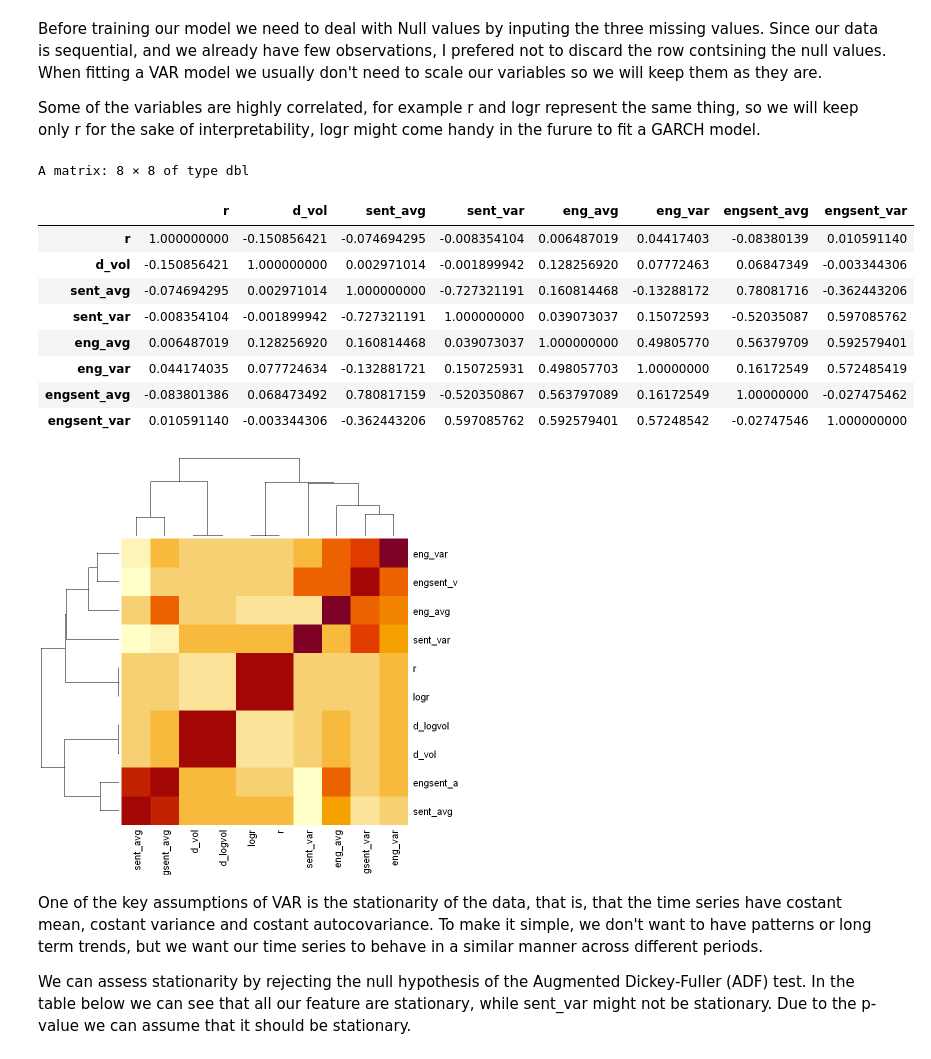
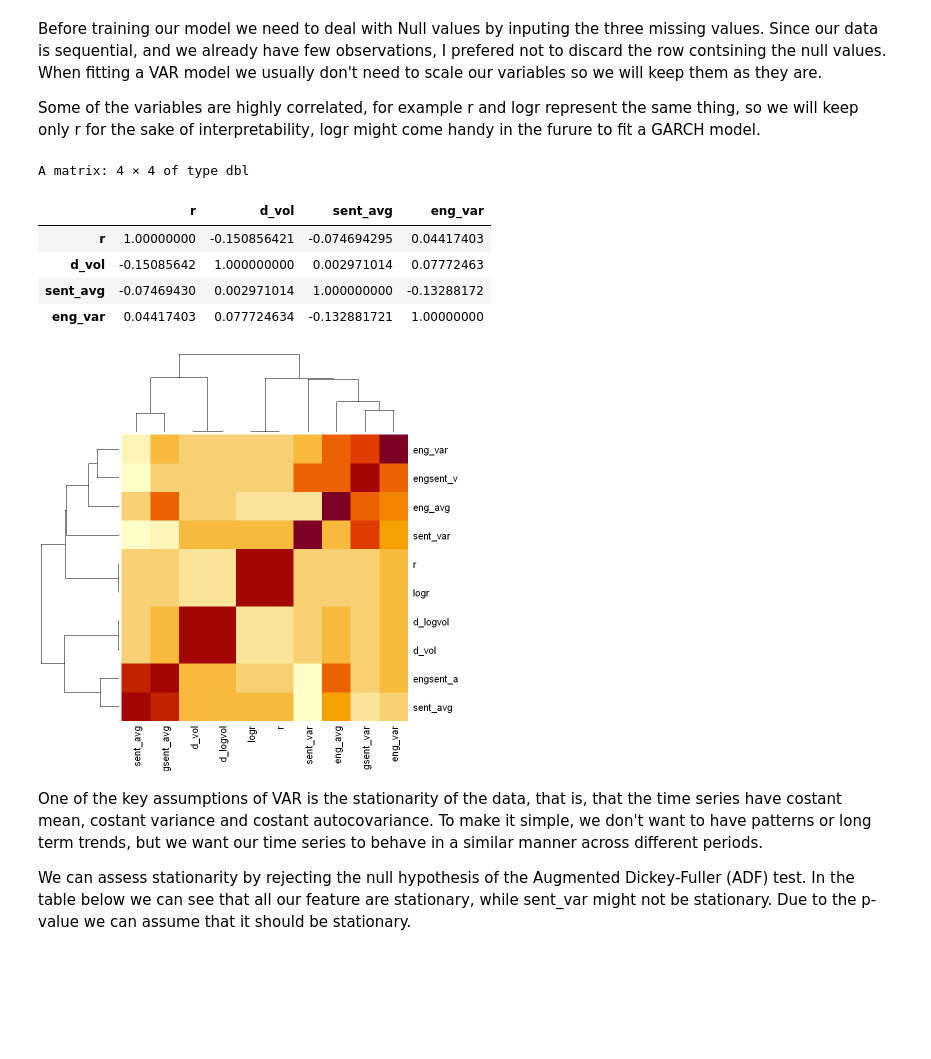
Before and after one commit to Fabio-Rossi-Hub/MemeStock-Returns-Sentiment-Forecasting, a Jupyter notebook: notebooks/VAR_modelling.ipynb, the cells around one changed output. Cells and saved outputs as stored; diff of their text form; code cells hidden in the pictures; blank space fills up the shorter version.

```diff
--- a/notebooks/VAR_modelling.ipynb
+++ b/notebooks/VAR_modelling.ipynb
@@ -21,37 +21,33 @@ Some of the variables are highly correlated, for example r and logr represent th
 # %%
 r50 <- read.csv(file = "../data/r50_2023.csv",
                 header = TRUE,
                 sep = ",",
                 dec = ".")
 
 # Center and scale
 recipe <-
     recipe(~., data = r50) %>%
     step_impute_mean(all_numeric()) %>%
     step_select(-c(X, timestamp))
 
 recipe <- prep(recipe, training = r50)
 
 r50_clean <- bake(recipe, r50)
 
 heatmap(cor(r50_clean))
 
 r50_clean <- subset(r50_clean, select = -c(logr, d_logvol))
 
-r50_clean <- r50_clean[c( "r", "d_vol", "sent_avg", "sent_var", "eng_avg", "eng_var", "engsent_avg", "engsent_var")]
+r50_clean <- r50_clean[c( "r", "d_vol", "sent_avg", "eng_var")]
 
 cor(r50_clean)
 # %% [output]
-A matrix: 8 × 8 of type dbl
+A matrix: 4 × 4 of type dbl
-|  | r | d_vol | sent_avg | sent_var | eng_avg | eng_var | engsent_avg | engsent_var |
-| r | 1.000000000 | -0.150856421 | -0.074694295 | -0.008354104 | 0.006487019 | 0.04417403 | -0.08380139 | 0.010591140 |
-| d_vol | -0.150856421 | 1.000000000 | 0.002971014 | -0.001899942 | 0.128256920 | 0.07772463 | 0.06847349 | -0.003344306 |
-| sent_avg | -0.074694295 | 0.002971014 | 1.000000000 | -0.727321191 | 0.160814468 | -0.13288172 | 0.78081716 | -0.362443206 |
-| sent_var | -0.008354104 | -0.001899942 | -0.727321191 | 1.000000000 | 0.039073037 | 0.15072593 | -0.52035087 | 0.597085762 |
-| eng_avg | 0.006487019 | 0.128256920 | 0.160814468 | 0.039073037 | 1.000000000 | 0.49805770 | 0.56379709 | 0.592579401 |
-| eng_var | 0.044174035 | 0.077724634 | -0.132881721 | 0.150725931 | 0.498057703 | 1.00000000 | 0.16172549 | 0.572485419 |
-| engsent_avg | -0.083801386 | 0.068473492 | 0.780817159 | -0.520350867 | 0.563797089 | 0.16172549 | 1.00000000 | -0.027475462 |
-| engsent_var | 0.010591140 | -0.003344306 | -0.362443206 | 0.597085762 | 0.592579401 | 0.57248542 | -0.02747546 | 1.000000000 |
+|  | r | d_vol | sent_avg | eng_var |
+| r | 1.00000000 | -0.150856421 | -0.074694295 | 0.04417403 |
+| d_vol | -0.15085642 | 1.000000000 | 0.002971014 | 0.07772463 |
+| sent_avg | -0.07469430 | 0.002971014 | 1.000000000 | -0.13288172 |
+| eng_var | 0.04417403 | 0.077724634 | -0.132881721 | 1.00000000 |
 [figure]
 # %% [markdown]
 One of the key assumptions of VAR is the stationarity of the data, that is, that the time series have costant mean, costant variance and costant autocovariance. To make it simple, we don't want to have patterns or long term trends, but we want our time series to behave in a similar manner across different periods.
```
Also changed, not shown: parts of 4 cells of this notebook.
